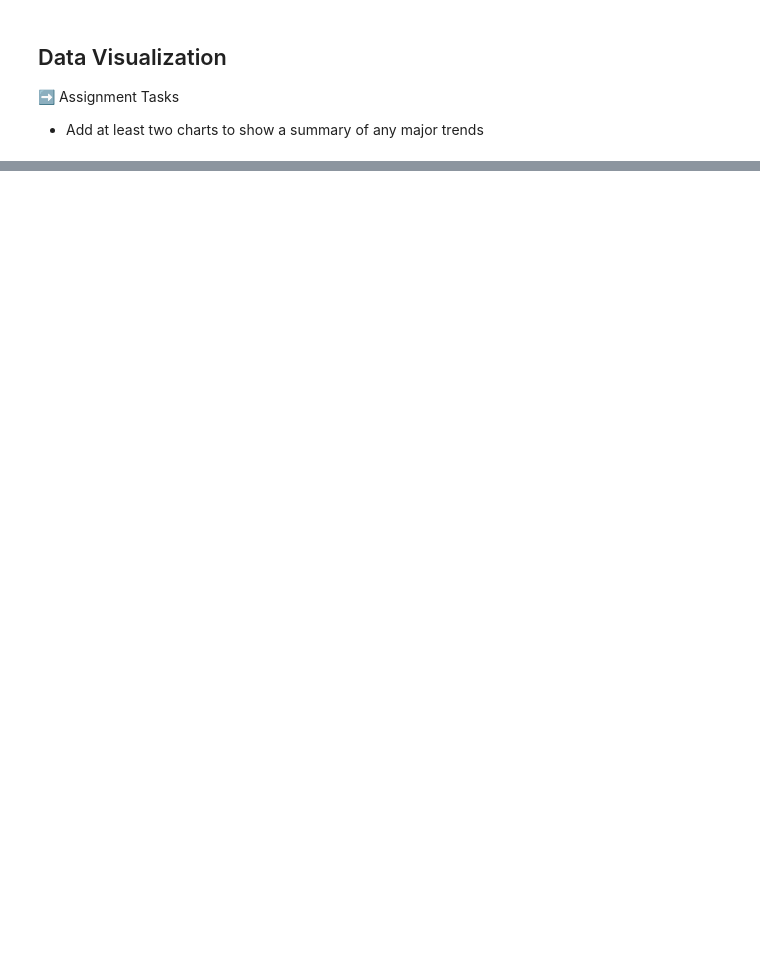
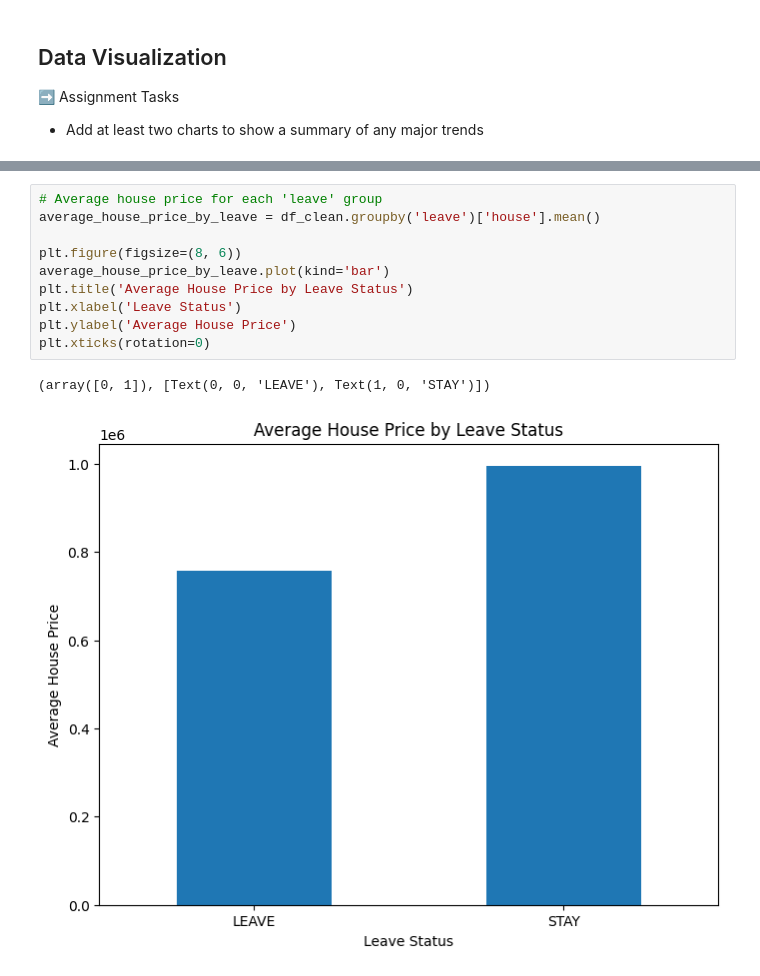
Before and after one commit to matiasarmesto/businessanalytics, a Jupyter notebook: Labs/Scripts/lab_02_megatelco_intro.ipynb, the cells around one changed output, grey strips where cells are left out. Drawn from its saved outputs; the diff is of its cells as text; blank space fills up the shorter version.

```diff
--- a/Labs/Scripts/lab_02_megatelco_intro.ipynb
+++ b/Labs/Scripts/lab_02_megatelco_intro.ipynb
@@ -274,0 +370,13 @@ See the caveats in the documentation: https://pandas.pydata.org/pandas-docs/stab
+# %%
+# Average house price for each 'leave' group
+average_house_price_by_leave = df_clean.groupby('leave')['house'].mean()
+
+plt.figure(figsize=(8, 6))
+average_house_price_by_leave.plot(kind='bar')
+plt.title('Average House Price by Leave Status')
+plt.xlabel('Leave Status')
+plt.ylabel('Average House Price')
+plt.xticks(rotation=0)
+# %% [output]
+(array([0, 1]), [Text(0, 0, 'LEAVE'), Text(1, 0, 'STAY')])
+[figure, added]
```
Also changed, not shown: parts of 8 cells of this notebook.
